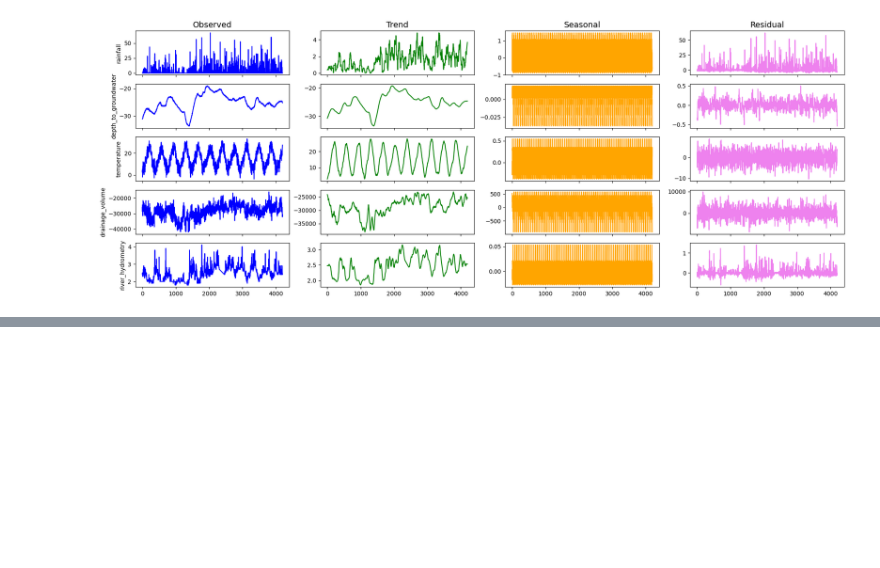
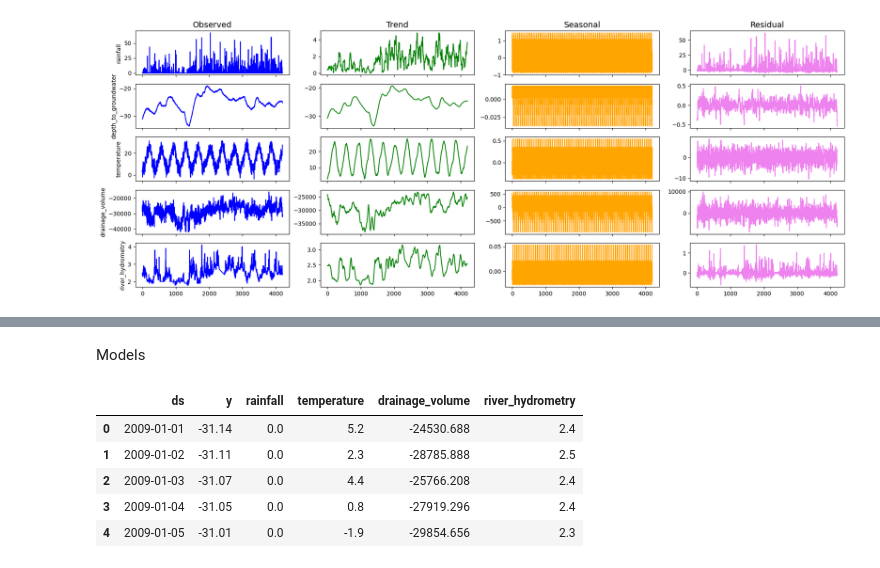
Before and after one commit to pjpena19/Times_Series_Forecasting_PP, a Jupyter notebook: src/explore.ipynb, the cells around one changed output, grey strips where cells are left out. Saved outputs shown, nothing was run; the diff lists cells and outputs as text; code cells hidden in the pictures; blank space fills up the shorter version.

```diff
--- a/src/explore.ipynb
+++ b/src/explore.ipynb
@@ -328,0 +351,32 @@ for i, col in enumerate(core_columns):
+# %% [markdown]
+
+Models
+# %%
+
+features = ['rainfall', 'temperature', 'drainage_volume', 'river_hydrometry']
+targets = ['depth_to_groundwater']
+
+train_size = int(0.85 * len(df))
+
+multivariate_data = df[['date'] + targets + features].copy()
+multivariate_data.columns = ['ds', 'y'] + features
+# Columns named ds i.e. Date and y i.e. Target
+# Forecasting models themselves identify ds, y as date and Target value respectively from data.
+
+train = multivariate_data.iloc[:train_size, :]
+
+# Splitting data into training and validation dataset
+X_train = pd.DataFrame(multivariate_data.iloc[:train_size, [0, 2, 3, 4, 5]])
+Y_train = pd.DataFrame(multivariate_data.iloc[:train_size, 1])
+
+X_valid = pd.DataFrame(multivariate_data.iloc[train_size: , [0, 2, 3, 4, 5]])
+Y_valid = pd.DataFrame(multivariate_data.iloc[train_size: , 1])
+
+train.head()
+# %% [output]
+|  | ds | y | rainfall | temperature | drainage_volume | river_hydrometry |
+| 0 | 2009-01-01 | -31.14 | 0.0 | 5.2 | -24530.688 | 2.4 |
+| 1 | 2009-01-02 | -31.11 | 0.0 | 2.3 | -28785.888 | 2.5 |
+| 2 | 2009-01-03 | -31.07 | 0.0 | 4.4 | -25766.208 | 2.4 |
+| 3 | 2009-01-04 | -31.05 | 0.0 | 0.8 | -27919.296 | 2.4 |
+| 4 | 2009-01-05 | -31.01 | 0.0 | -1.9 | -29854.656 | 2.3 |
```
Also changed, not shown: parts of 5 cells of this notebook.
